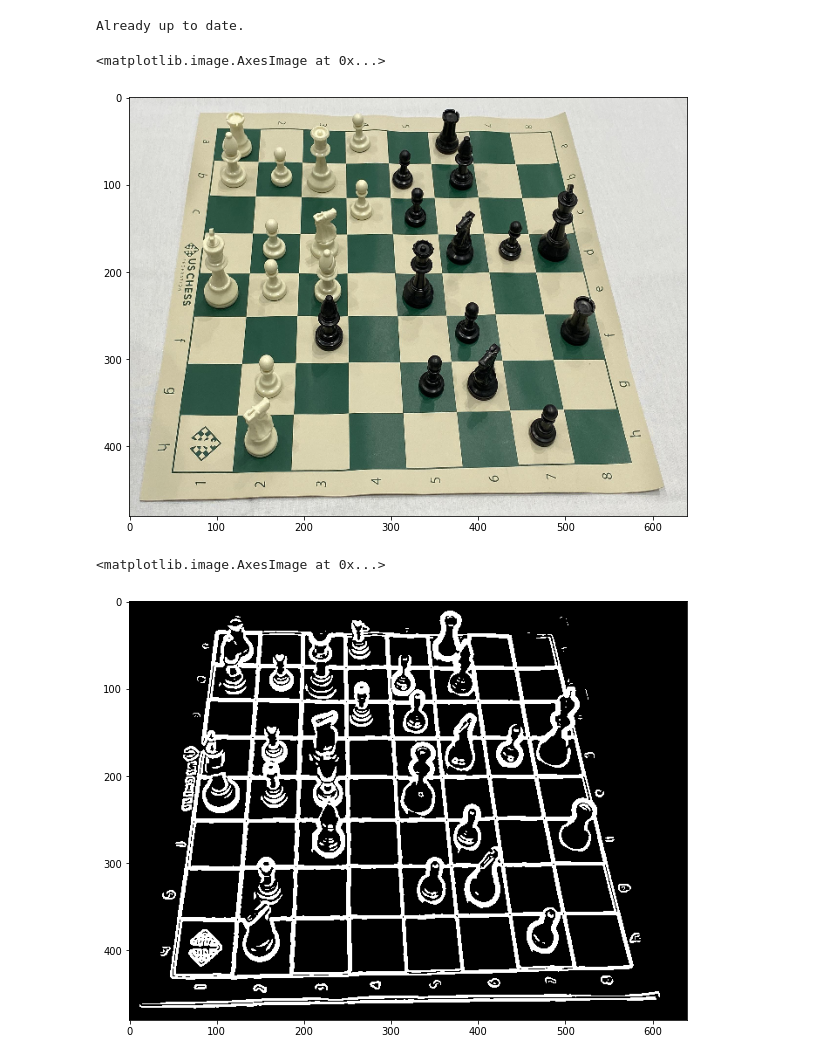
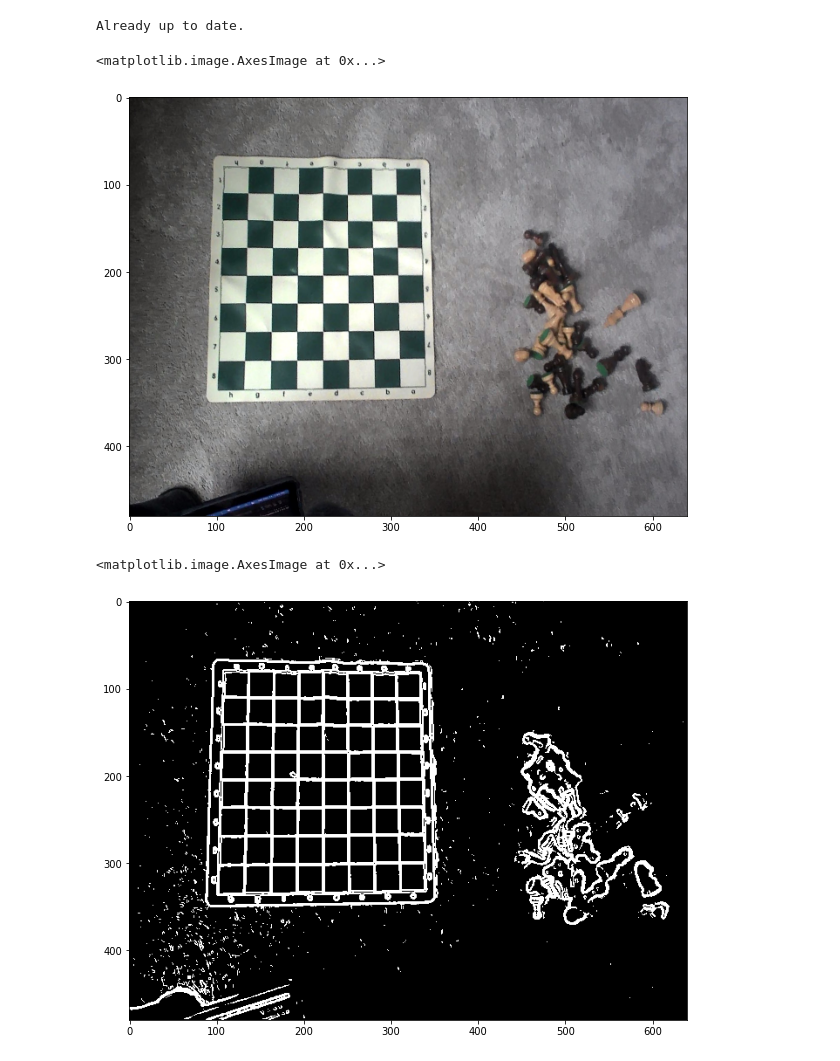
Before and after one commit to tniyer2/chess_image_detection, a Jupyter notebook: chess_detection.ipynb, the cells around one changed output. Cells and saved outputs as stored; diff of their text form; code cells hidden in the pictures.

```diff
--- a/chess_detection.ipynb
+++ b/chess_detection.ipynb
@@ -68,13 +68,13 @@ DEFAULT_HALF_MOVES = 1
 # %%
 VIDEO_SHAPE = (640, 480)
 
-im_board = io.imread('chess_board_images/chess_position_1.jpg')
+im_board = io.imread('chess_board_images/green_board_2.jpg')
 im_board = cv2.resize(im_board, VIDEO_SHAPE)
 
 plt.imshow(im_board)
 # %% [output]
 <matplotlib.image.AxesImage at 0x...>
-[figure, old version]
+[figure, new version]
 # %%
 EDGE_DETECTION_THRESHOLD = 0.05
 GAUSSIAN_BLUR_SIGMA = 0.7
@@ -92,7 +92,7 @@ im_processed = process_chessboard_im(im_board)
 plt.imshow(im_processed)
 # %% [output]
 <matplotlib.image.AxesImage at 0x...>
-[figure, old version]
+[figure, new version]
 # %%
 def angle_to_slope(angle):
     return np.tan(angle + (np.pi/2))
```
Also changed, not shown: parts of 13 cells of this notebook.
